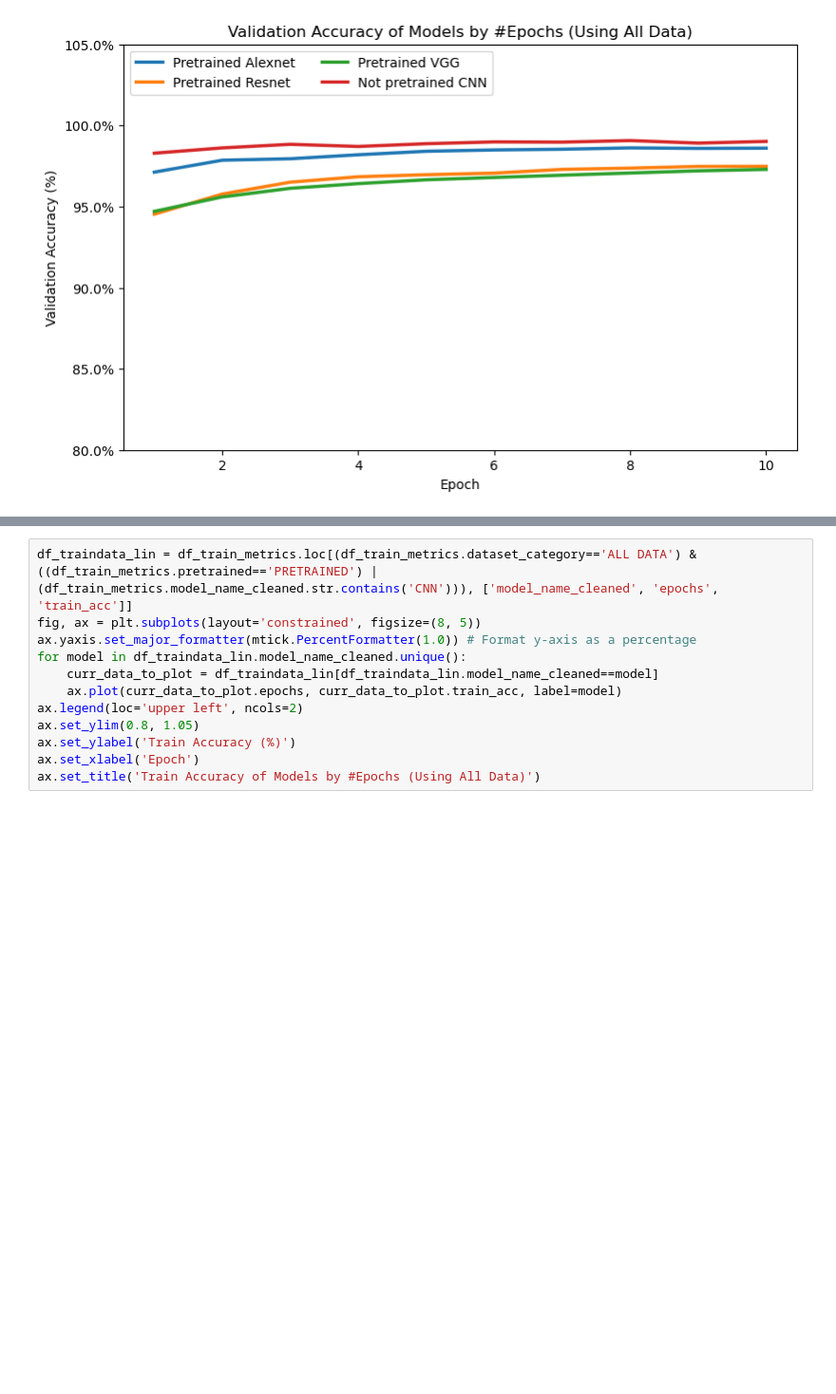
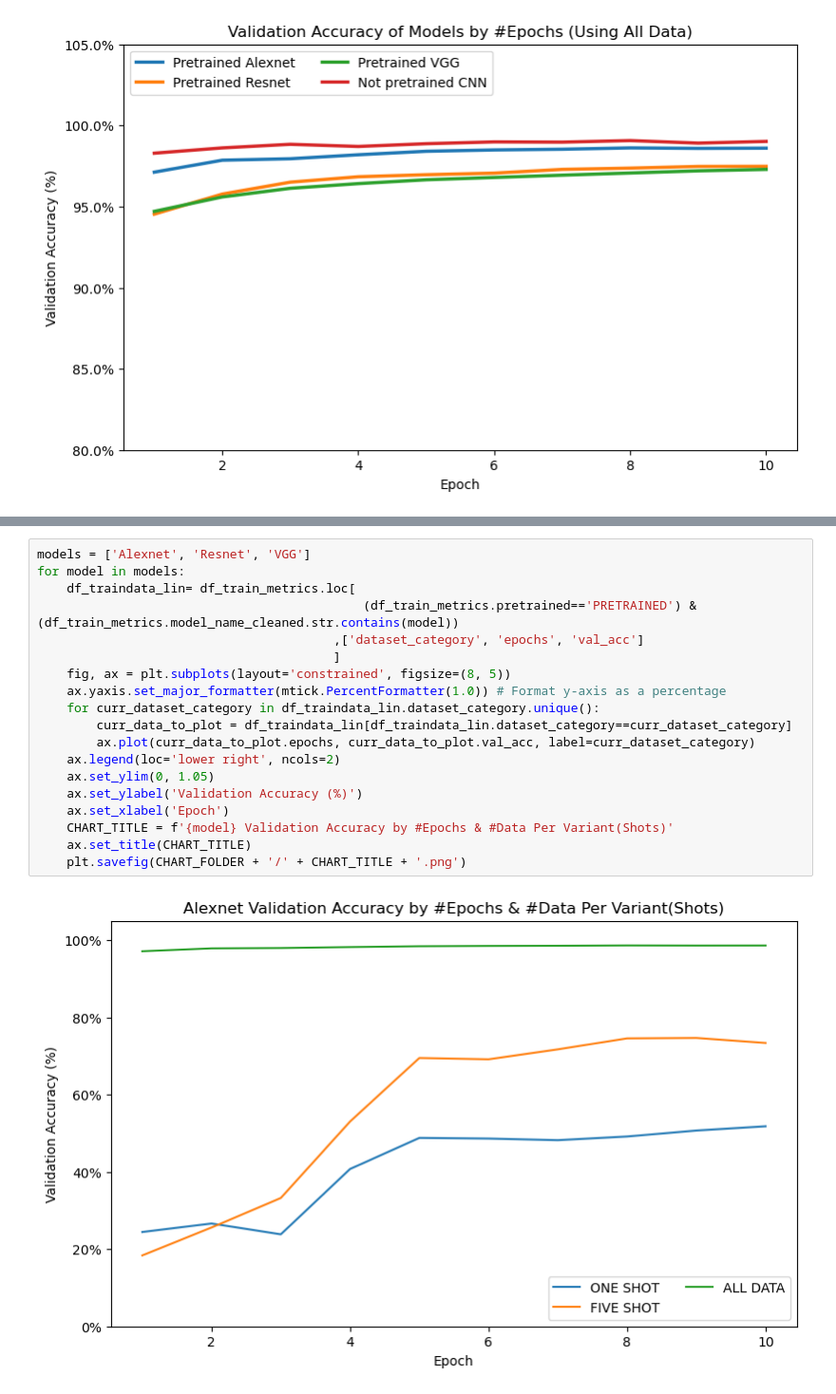
Before and after one commit to tdisheng/CS7643-Deep-Learning, a Jupyter notebook: nb_metrics_visualization.ipynb, the cells around one changed output, grey strips where cells are left out. Shown at 95% size. Saved outputs shown, nothing was run; the diff lists cells and outputs as text; blank space fills up the shorter version.

Commit message:
add new plot category

```diff
--- a/nb_metrics_visualization.ipynb
+++ b/nb_metrics_visualization.ipynb
@@ -133,12 +153,21 @@ plt.savefig(CHART_FOLDER + '/' + CHART_TITLE + '.png')
 # %%
-df_traindata_lin = df_train_metrics.loc[(df_train_metrics.dataset_category=='ALL DATA') & ((df_train_metrics.pretrained=='PRETRAINED') | (df_train_metrics.model_name_cleaned.str.contains('CNN'))), ['model_name_cleaned', 'epochs', 'train_acc']]
-fig, ax = plt.subplots(layout='constrained', figsize=(8, 5))
-ax.yaxis.set_major_formatter(mtick.PercentFormatter(1.0)) # Format y-axis as a percentage
-for model in df_traindata_lin.model_name_cleaned.unique():
-    curr_data_to_plot = df_traindata_lin[df_traindata_lin.model_name_cleaned==model]
-    ax.plot(curr_data_to_plot.epochs, curr_data_to_plot.train_acc, label=model)
-ax.legend(loc='upper left', ncols=2)
-ax.set_ylim(0.8, 1.05)
-ax.set_ylabel('Train Accuracy (%)')
-ax.set_xlabel('Epoch')
-ax.set_title('Train Accuracy of Models by #Epochs (Using All Data)')
+models = ['Alexnet', 'Resnet', 'VGG']
+for model in models:
+    df_traindata_lin= df_train_metrics.loc[
+                                            (df_train_metrics.pretrained=='PRETRAINED') & (df_train_metrics.model_name_cleaned.str.contains(model))
+                                        ,['dataset_category', 'epochs', 'val_acc']
+                                        ]
+    fig, ax = plt.subplots(layout='constrained', figsize=(8, 5))
+    ax.yaxis.set_major_formatter(mtick.PercentFormatter(1.0)) # Format y-axis as a percentage
+    for curr_dataset_category in df_traindata_lin.dataset_category.unique():
+        curr_data_to_plot = df_traindata_lin[df_traindata_lin.dataset_category==curr_dataset_category]
+        ax.plot(curr_data_to_plot.epochs, curr_data_to_plot.val_acc, label=curr_dataset_category)
+    ax.legend(loc='lower right', ncols=2)
+    ax.set_ylim(0, 1.05)
+    ax.set_ylabel('Validation Accuracy (%)')
+    ax.set_xlabel('Epoch')
+    CHART_TITLE = f'{model} Validation Accuracy by #Epochs & #Data Per Variant(Shots)'
+    ax.set_title(CHART_TITLE)
+    plt.savefig(CHART_FOLDER + '/' + CHART_TITLE + '.png')
+# %% [output]
+[figure, added]
```
Also changed, not shown: parts of 3 cells of this notebook, 4 other files.
